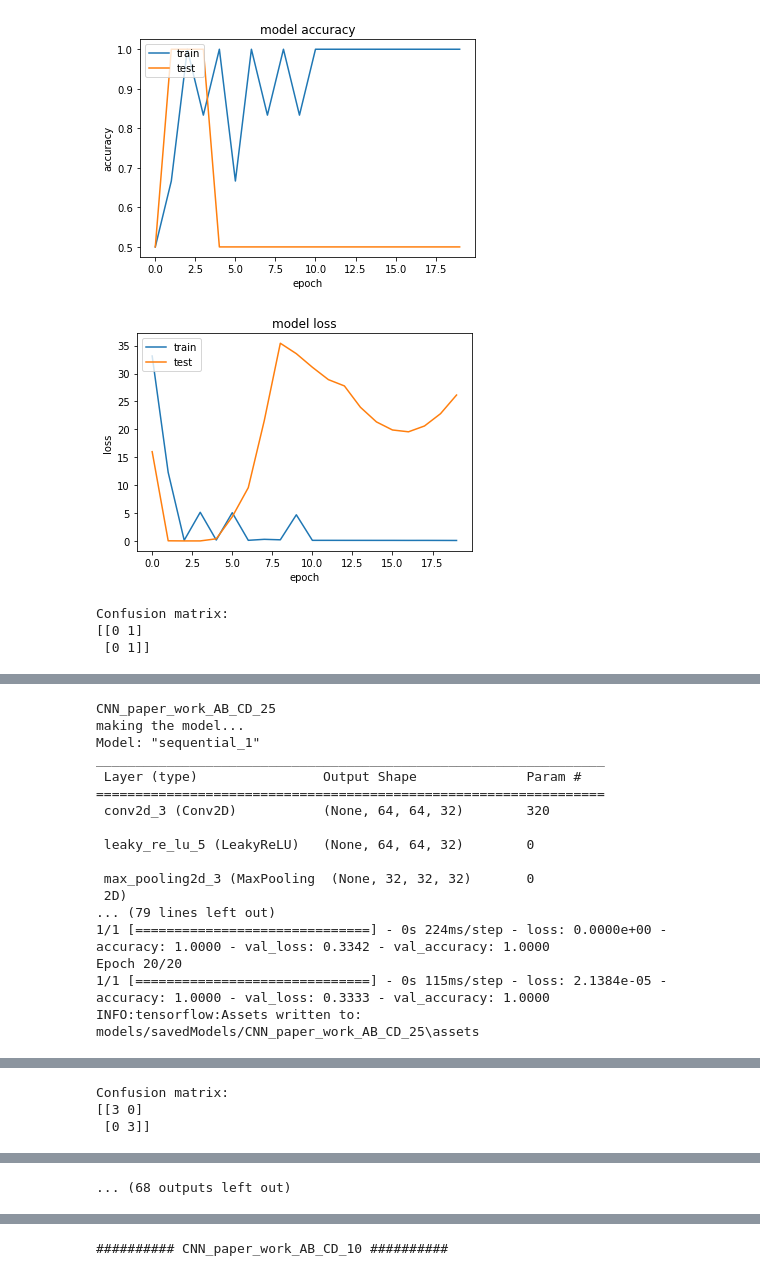
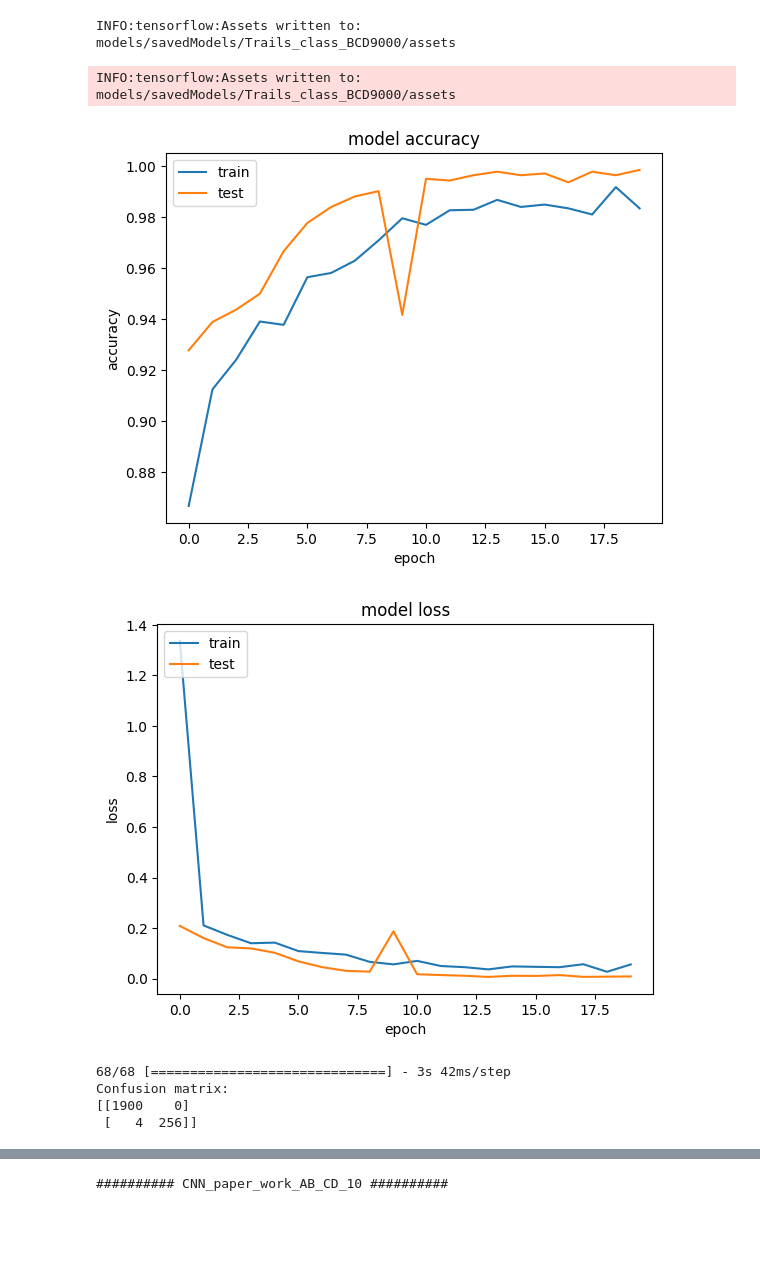
Before and after one commit to BrigtHaavardstun/ExplainableAI, a Jupyter notebook: main.ipynb, the cells around one changed output, grey strips where cells are left out. Cells and saved outputs as stored; diff of their text form; code cells hidden in the pictures; blank space fills up the shorter version.

Commit message:
[Human trail] new jupyter file to find images

```diff
--- a/main.ipynb
+++ b/main.ipynb
@@ -8,9 +8,9 @@ ai_models = list(map(lambda x: load_model(f"CNN_paper_work_AB_CD_{x}"),different
 # %%
 from models.trainModel import run as generate_new_model
 from models.CNN.CNNmodel import CNN
-different_traning_sizes = [10,25,50,75,100,150,200,250,300,350,400,500,1000,2000,10000,50000]
+different_traning_sizes = [9000]
 for i in different_traning_sizes:
-    name = f"CNN_paper_work_AB_CD_phi_{i}"
+    name = f"Trails_class_BCD{i}"
     print(name)
     generate_new_model(constructor=CNN,
                            name=name, save=True, verbose=True,data_size_cap=i)
@@ -35,5 +42,8 @@ INFO:tensorflow:Assets written to: models/savedModels/CNN_paper_work_AB_CD_10\as
+INFO:tensorflow:Assets written to: models/savedModels/Trails_class_BCD9000/assets
+INFO:tensorflow:Assets written to: models/savedModels/Trails_class_BCD9000/assets
-[figure, old version]
+[figure, new version]
-[figure, old version]
+[figure, new version]
-Confusion matrix:
-[[0 1]
- [0 1]]
+68/68 [==============================] - 3s 42ms/step
+Confusion matrix:
+[[1900    0]
+ [   4  256]]
@@ -41,17 +50,0 @@ Confusion matrix:
-CNN_paper_work_AB_CD_25
-making the model...
-Model: "sequential_1"
-_________________________________________________________________
- Layer (type)                Output Shape              Param #
-=================================================================
- conv2d_3 (Conv2D)           (None, 64, 64, 32)        320
-
- leaky_re_lu_5 (LeakyReLU)   (None, 64, 64, 32)        0
-
- max_pooling2d_3 (MaxPooling  (None, 32, 32, 32)       0
- 2D)
-... (79 lines left out)
-1/1 [==============================] - 0s 224ms/step - loss: 0.0000e+00 - accuracy: 1.0000 - val_loss: 0.3342 - val_accuracy: 1.0000
-Epoch 20/20
-1/1 [==============================] - 0s 115ms/step - loss: 2.1384e-05 - accuracy: 1.0000 - val_loss: 0.3333 - val_accuracy: 1.0000
-INFO:tensorflow:Assets written to: models/savedModels/CNN_paper_work_AB_CD_25\assets
@@ -60,3 +50,0 @@ INFO:tensorflow:Assets written to: models/savedModels/CNN_paper_work_AB_CD_25\as
-Confusion matrix:
-[[3 0]
- [0 3]]
@@ -82 +50,0 @@ INFO:tensorflow:Assets written to: models/savedModels/CNN_paper_work_AB_CD_50\as
-... (68 outputs left out)
```
Also changed, not shown: parts of 7 cells of this notebook, 22 other files.
